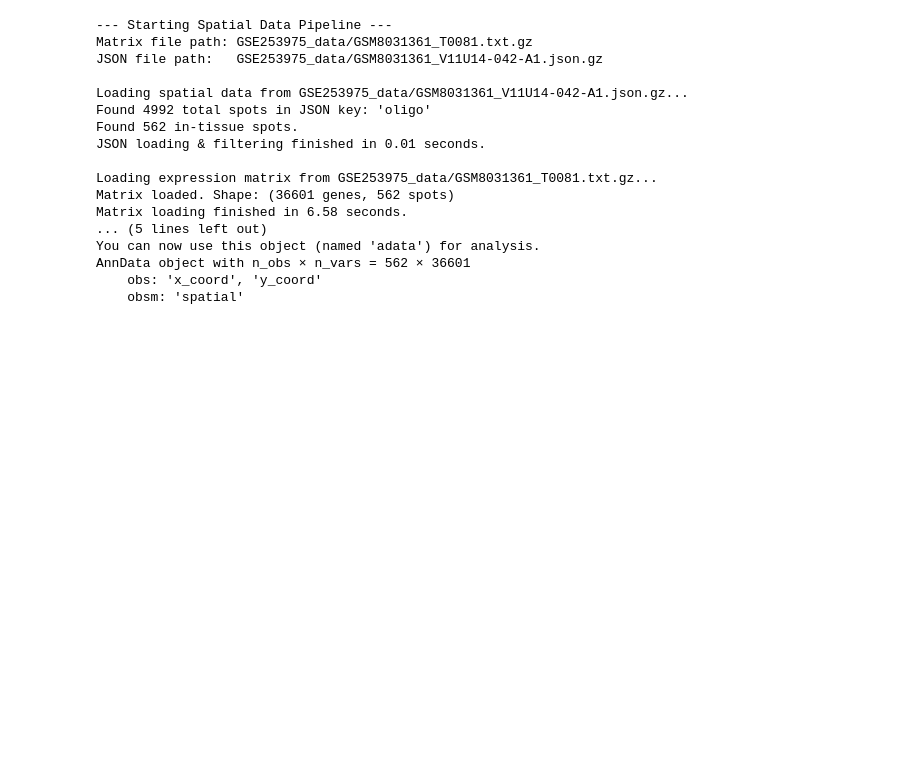
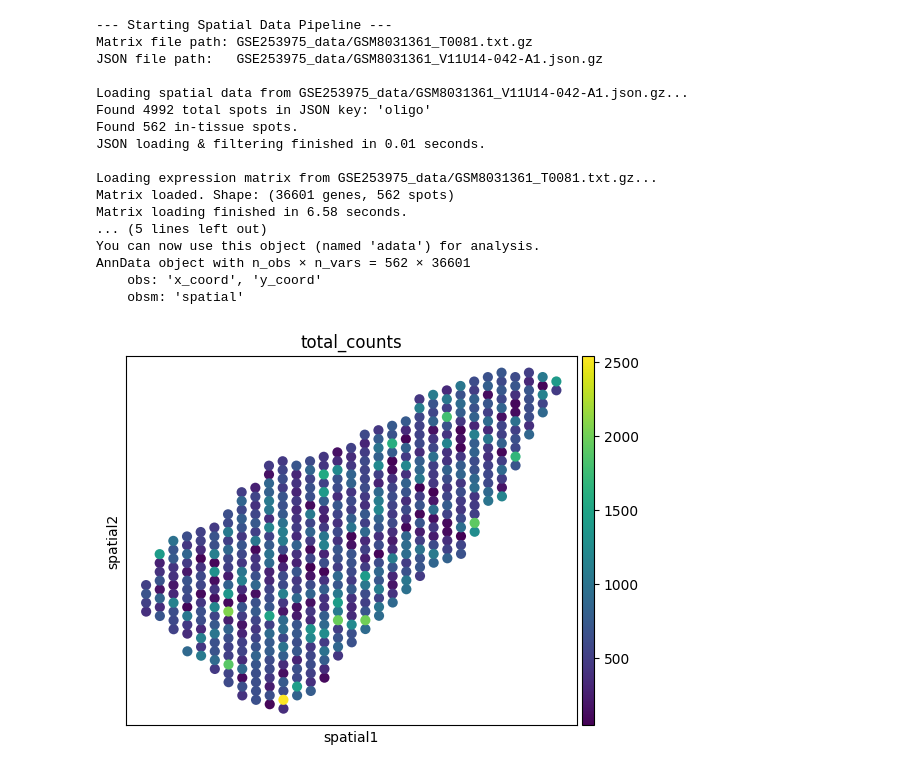
Before and after one commit to josephletobar/parkinsons-spatial-transcriptomics, a Jupyter notebook: single_file_analysis.ipynb, the cells around one changed output. Drawn from its saved outputs; the diff is of its cells as text; code cells hidden in the pictures; blank space fills up the shorter version.

Commit message:
spatial visualization in single file analysis

```diff
--- a/single_file_analysis.ipynb
+++ b/single_file_analysis.ipynb
@@ -245,3 +247,13 @@ You can now use this object (named 'adata') for analysis.
 AnnData object with n_obs × n_vars = 562 × 36601
     obs: 'x_coord', 'y_coord'
     obsm: 'spatial'
+# %%
+import scanpy as sc
+
+# First, calculate some quality control metrics
+sc.pp.calculate_qc_metrics(adata, inplace=True)
+
+# Use sc.pl.embedding and tell it to use our 'spatial' coordinates
+sc.pl.embedding(adata, basis='spatial', color='total_counts')
+# %% [output]
+[figure, added]
```
Also changed, not shown: parts of 3 cells of this notebook.
